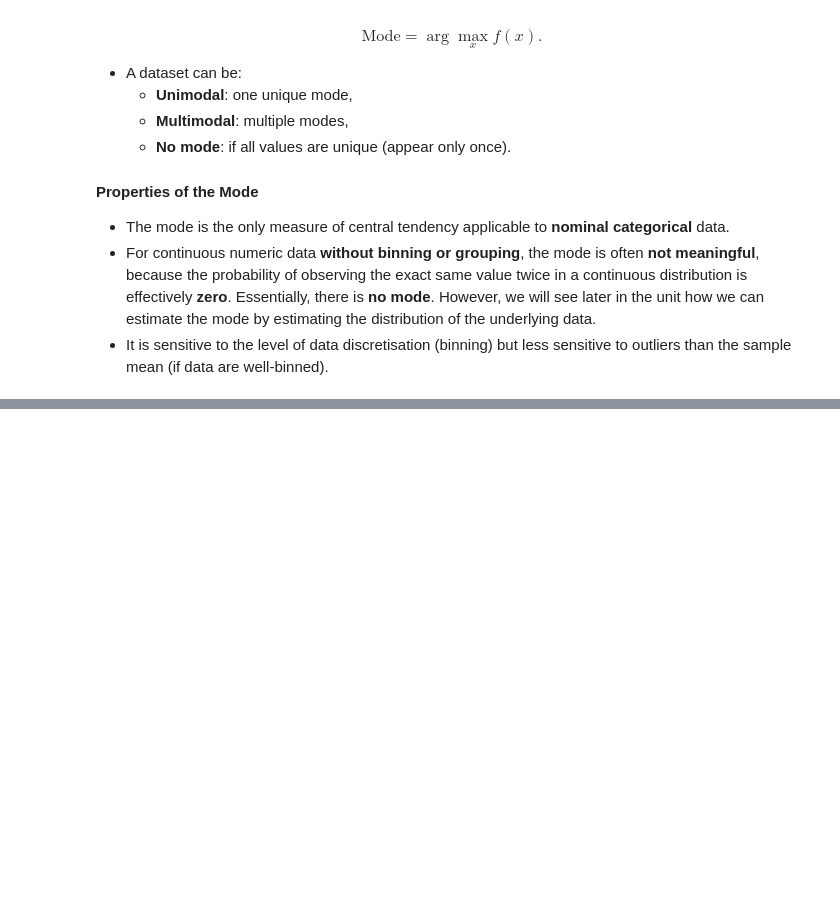
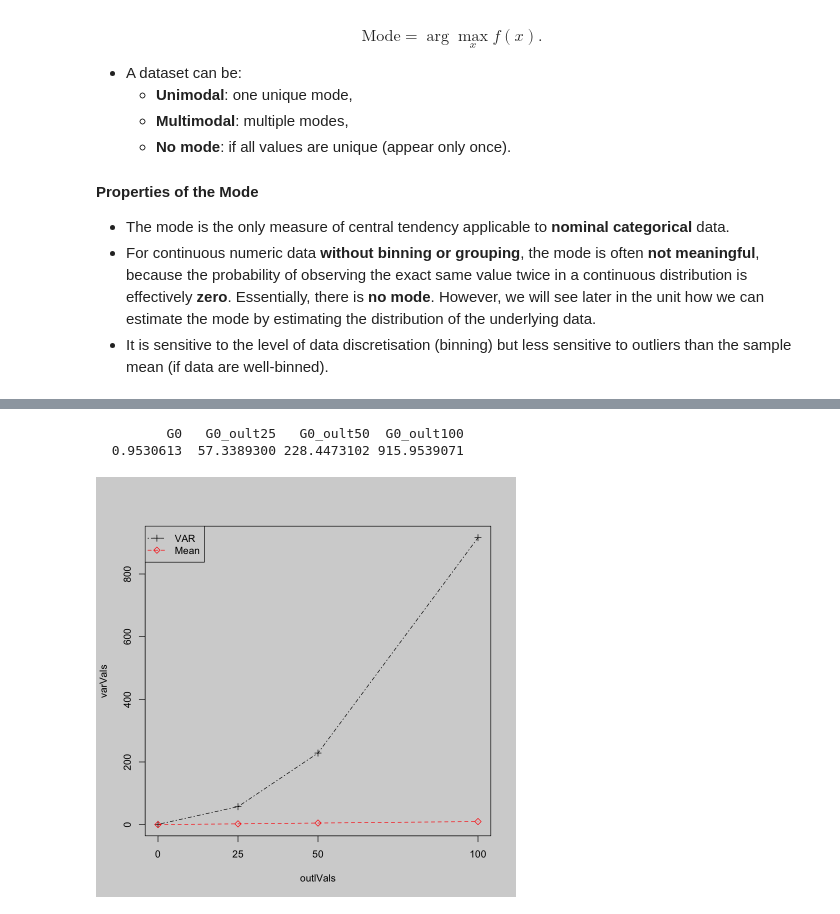
Before and after one commit to volam1311/MXB107, a Jupyter notebook: Code/Week2.ipynb, the cells around one changed output, grey strips where cells are left out. Cells and saved outputs as stored; diff of their text form; code cells hidden in the pictures; blank space fills up the shorter version.

```diff
--- a/Code/Week2.ipynb
+++ b/Code/Week2.ipynb
@@ -169,0 +284,23 @@ $$
+# %%
+# there is no built-in function for variance with columns. However, we can still use the apply function for that
+print(apply(x,MARGIN = 2, var))
+# %% [output]
+         G0   G0_oult25   G0_oult50  G0_oult100
+  0.9530613  57.3389300 228.4473102 915.9539071
+# %%
+par(bg = "lightgray")
+outlVals = c(0,25,50,100)
+meanVals = apply(x,2,mean)
+varVals = apply(x,2,var)
+
+
+plot(outlVals, varVals, type = "l", lty = 4, col = "black", xaxt = "n")
+points(outlVals, varVals,pch = 3, col = "black")
+axis(side = 1, at = c(0, 25, 50, 100))
+
+lines(outlVals, meanVals, type = "l", lty = 2, col = "red")
+points(outlVals, meanVals,pch = 5, col = "red")
+
+legend("topleft", legend = c("VAR", "Mean"), pch = c(3,5), col = c("black", "red"), lty = c(4,2))
+# %% [output]
+[figure, added]
```
Also changed, not shown: parts of 72 cells of this notebook, 4 other files.
